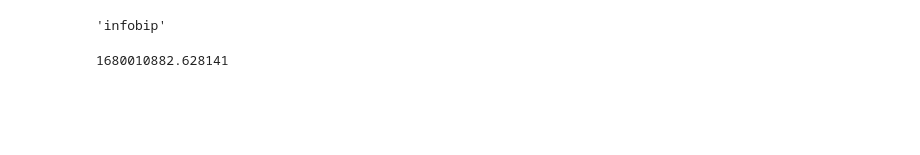
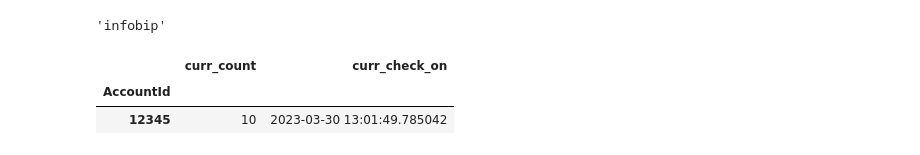
Before and after one commit to airtai/airt-service, a Jupyter notebook: notebooks/API_Web_Service.ipynb, the cells around one changed output. Drawn from its saved outputs; the diff is of its cells as text; code cells hidden in the pictures; blank space fills up the shorter version.

```diff
--- a/notebooks/API_Web_Service.ipynb
+++ b/notebooks/API_Web_Service.ipynb
@@ -656,8 +763,28 @@ def create_fastkafka_application(
 create_user_for_testing(username="infobip")
 # %% [output]
 'infobip'
-# %%
-datetime.fromisoformat('2023-03-28T13:41:22.628141').timestamp()
-# %% [output]
-1680010882.628141
+# %%
+@contextlib.contextmanager
+def monkeypatch_clickhouse(account_id: int, curr_count: int, curr_check_on: Optional[datetime]=None) -> None:
+    with MonkeyPatch.context() as monkeypatch:
+        monkeypatch.setattr(
+            "airt_service.training_status_process.get_count_from_training_data_ch_table",
+            lambda account_ids: pd.DataFrame(
+                {
+                    "curr_count": [curr_count],
+                    "AccountId": [account_id],
+                    "curr_check_on": [datetime.utcnow()],
+                }
+            ).set_index("AccountId"),
+        )
+        yield
+
+with monkeypatch_clickhouse(account_id=12345, curr_count=10):
+    df = airt_service.training_status_process.get_count_from_training_data_ch_table([12345])
+
+df
+# %% [output]
+|  | curr_count | curr_check_on |
+| AccountId |  |  |
+| 12345 | 10 | 2023-03-30 13:01:49.785042 |
 # %%
```
Also changed, not shown: parts of 15 cells of this notebook, 4 other files.
